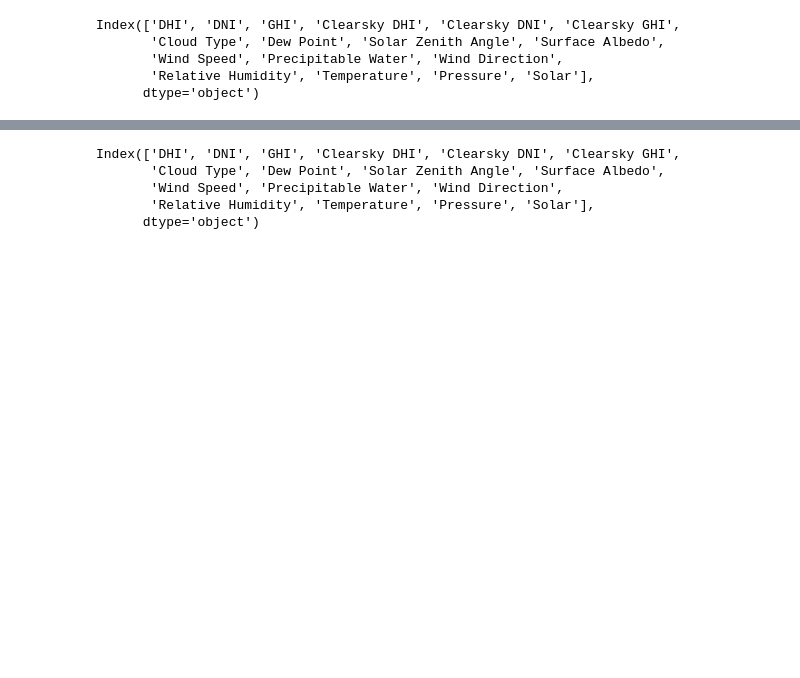
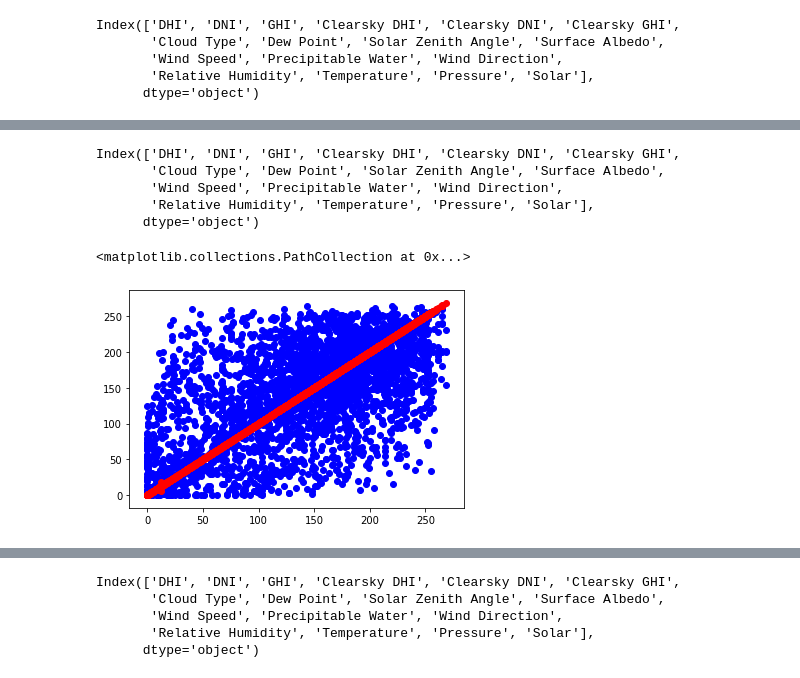
Before and after one commit to UW-EnergyForecaster/EnergyForecasters, a Jupyter notebook: examples/model_development.ipynb, the cells around one changed output, grey strips where cells are left out. Drawn from its saved outputs; the diff is of its cells as text; code cells hidden in the pictures; blank space fills up the shorter version.

```diff
--- a/examples/model_development.ipynb
+++ b/examples/model_development.ipynb
@@ -99,0 +108,23 @@ train,test=train_test_split(year_2018_df,test_size=0.2,random_state=1010)
+# %%
+year_2018_df.columns
+# %% [output]
+Index(['DHI', 'DNI', 'GHI', 'Clearsky DHI', 'Clearsky DNI', 'Clearsky GHI',
+       'Cloud Type', 'Dew Point', 'Solar Zenith Angle', 'Surface Albedo',
+       'Wind Speed', 'Precipitable Water', 'Wind Direction',
+       'Relative Humidity', 'Temperature', 'Pressure', 'Solar'],
+      dtype='object')
+# %%
+train,test=train_test_split(year_2018_df,test_size=0.5,random_state=100)
+feature_list=['Clearsky DHI', 'Clearsky DNI', 'Clearsky GHI','Relative Humidity','Solar Zenith Angle']
+X_train = train[feature_list].values
+y_train = train['Solar'].values
+DT.fit(X_train, y_train)
+
+X_test = test[feature_list].values
+y_test = test['Solar'].values
+
+plt.scatter(DT.predict(X_test),y_test, color='blue')
+plt.scatter(DT.predict(X_train),y_train, color='red')
+# %% [output]
+<matplotlib.collections.PathCollection at 0x...>
+[figure, added]
```
Also changed, not shown: parts of 20 cells of this notebook.
